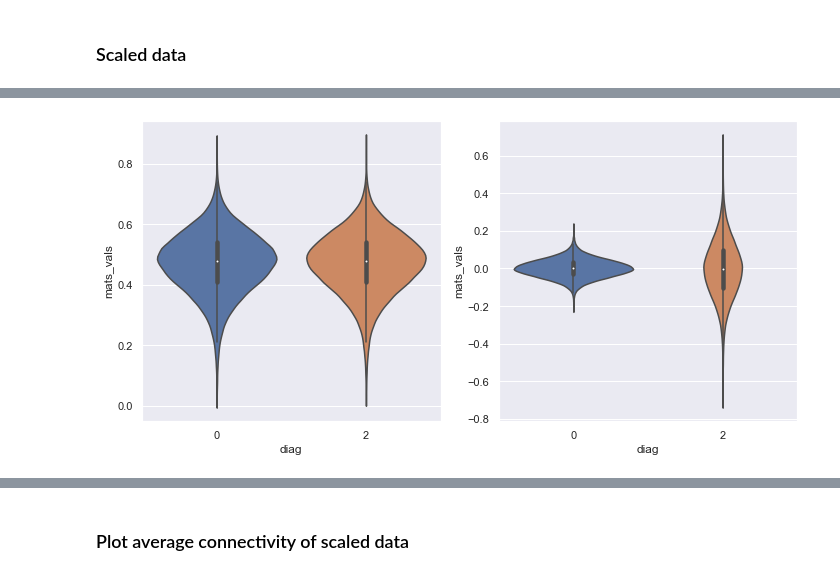
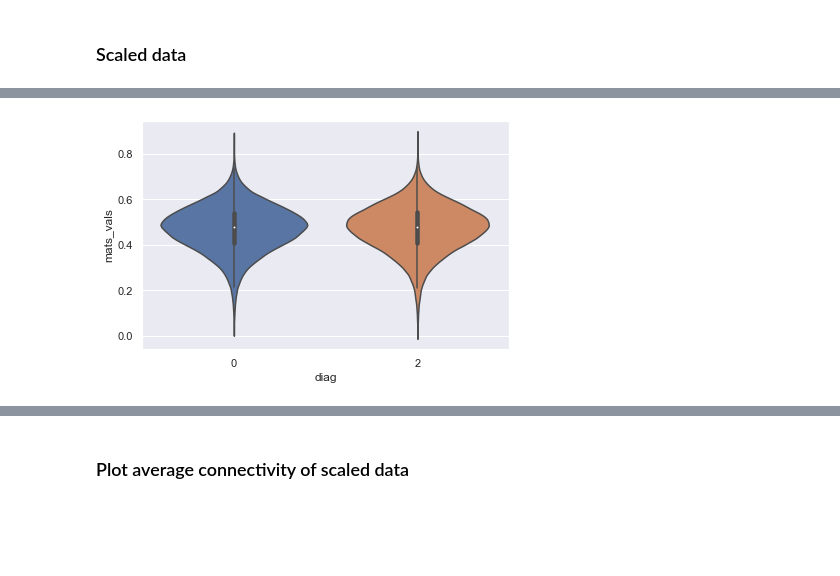
Before and after one commit to Dominic-DallOsto/translational-neuromodelling-mdd, a Jupyter notebook: Dataset Analysis/descriptive_stats.ipynb, the cells around one changed output, grey strips where cells are left out. Drawn from its saved outputs; the diff is of its cells as text; code cells hidden in the pictures; blank space fills up the shorter version.

```diff
--- a/Dataset Analysis/descriptive_stats.ipynb
+++ b/Dataset Analysis/descriptive_stats.ipynb
@@ -93,15 +107,15 @@ plt.show()
 <br/><br/><br/><br/>
 
 # A_mats
+# %%
+def read_A_matrix(subject: int) -> np.ndarray:
+    return scipy.io.loadmat(f'{path_aMats}/dcm_A_{subject:04d}.mat')['A']
 # %%
-mat_folder = Path(path_aMats).rglob('*.mat')
-files = [x for x in mat_folder]
-all_mats = np.zeros((len(files), 377, 377))
+all_mats = np.zeros((len(ids_inliers_all), 377, 377))
 
-for idx, name in enumerate(files):
-    mat_file = scipy.io.loadmat(name)
-    a_mat = mat_file['A']
-    all_mats[idx, :, :] = a_mat
+for i, idx in enumerate(ids_inliers_all):
+    a_mat = read_A_matrix(idx)
+    all_mats[i, :, :] = a_mat
 
 all_mats.shape
 # %% [output]
@@ -139,0 +128,5 @@ patients_2d = patients_mats.reshape(patients_mats.shape[0], patients_mats.shape[
+# %%
+mats_df = pd.DataFrame(data = all_mats_2d)
+participants.reset_index(drop=True, inplace=True)
+df_mats_2d = pd.concat([mats_df, participants], axis=1)
+df_mats_2d.shape
@@ -271,0 +229,5 @@ df_corrs_avg = df_patients_cors_avg.append(df_controls_cors_avg)
+# %%
+corrs_df = pd.DataFrame(data = all_cors)
+participants.reset_index(drop=True, inplace=True)
+df_corrs = pd.concat([corrs_df, participants], axis=1)
+df_corrs.shape
@@ -412,8 +403,6 @@ sns.displot(data=mats_mm_groups_diag, x='mats_vals', hue='diag', multiple='stack
 # %%
-fig, axes = plt.subplots(1, 2, figsize=(10, 5))
-sns.violinplot(x='diag', y='mats_vals', kind='violin', data=mats_mm_groups_diag, ax=axes[0])
-sns.violinplot(x='diag', y='mats_vals', kind='violin', data=mats_z_groups_diag, ax=axes[1])
+sns.violinplot(x='diag', y='mats_vals', kind='violin', data=mats_mm_groups_diag)
 plt.tight_layout()
 plt.show()
 # %% [output]
-[figure, old version]
+[figure, new version]
```
Also changed, not shown: parts of 59 cells of this notebook.
